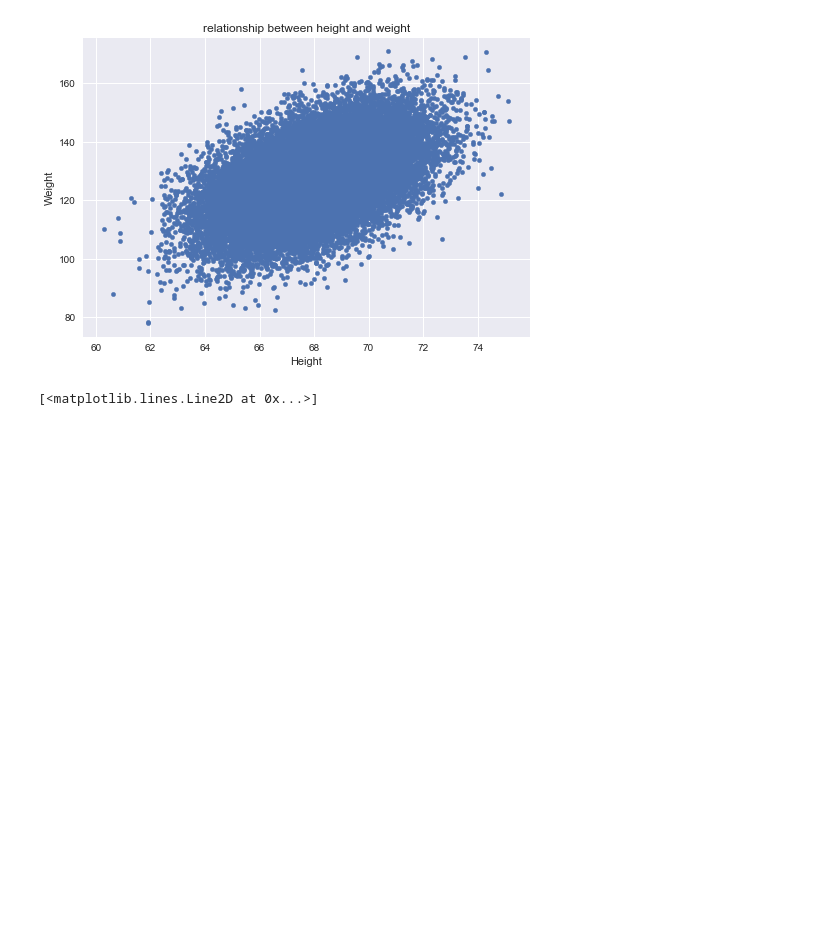
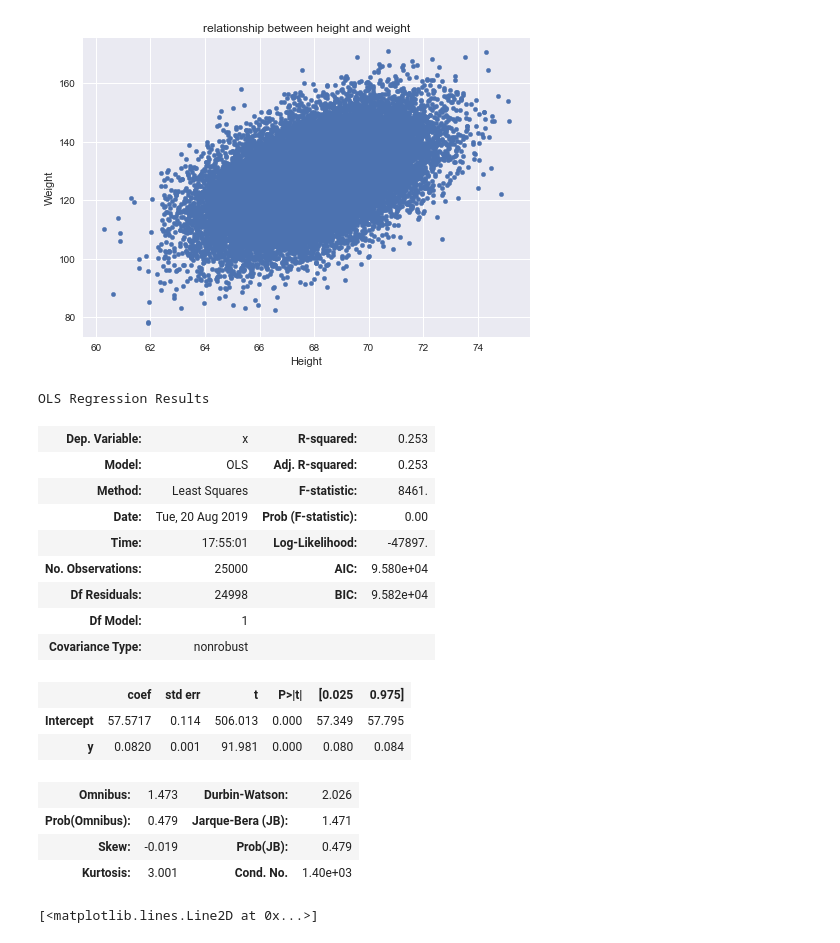
Before and after one commit to sammycool04/Data-Projects, a Jupyter notebook: Weight-Height Prediction.ipynb, the cells around one changed output. Cells and saved outputs as stored; diff of their text form; code cells hidden in the pictures; blank space fills up the shorter version.

```diff
--- a/Weight-Height Prediction.ipynb
+++ b/Weight-Height Prediction.ipynb
@@ -53,6 +53,25 @@ x = df['Height(Inches)']
 y = df['Weight(Pounds)']
 # %%
 lm = smf.ols('x ~ y', data = df).fit()
+lm.summary()
+# %% [output]
+OLS Regression Results
+| Dep. Variable: | x | R-squared: | 0.253 |
+| Model: | OLS | Adj. R-squared: | 0.253 |
+| Method: | Least Squares | F-statistic: | 8461. |
+| Date: | Tue, 20 Aug 2019 | Prob (F-statistic): | 0.00 |
+| Time: | 17:55:01 | Log-Likelihood: | -47897. |
+| No. Observations: | 25000 | AIC: | 9.580e+04 |
+| Df Residuals: | 24998 | BIC: | 9.582e+04 |
+| Df Model: | 1 |  |  |
+| Covariance Type: | nonrobust |  |  |
+|  | coef | std err | t | P>|t| | [0.025 | 0.975] |
+| Intercept | 57.5717 | 0.114 | 506.013 | 0.000 | 57.349 | 57.795 |
+| y | 0.0820 | 0.001 | 91.981 | 0.000 | 0.080 | 0.084 |
+| Omnibus: | 1.473 | Durbin-Watson: | 2.026 |
+| Prob(Omnibus): | 0.479 | Jarque-Bera (JB): | 1.471 |
+| Skew: | -0.019 | Prob(JB): | 0.479 |
+| Kurtosis: | 3.001 | Cond. No. | 1.40e+03 |
 # %%
 xmin = x.min()
 xmax = x.max()
```
